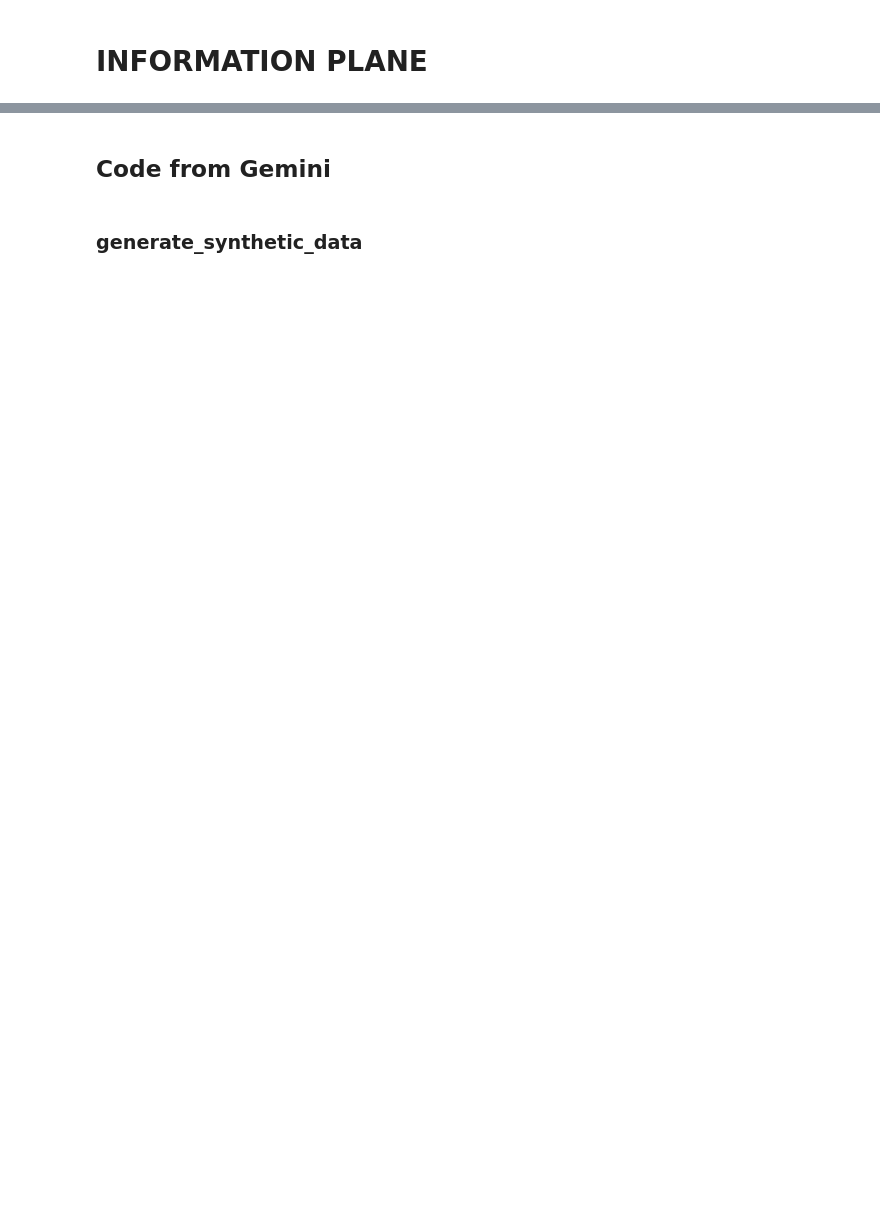
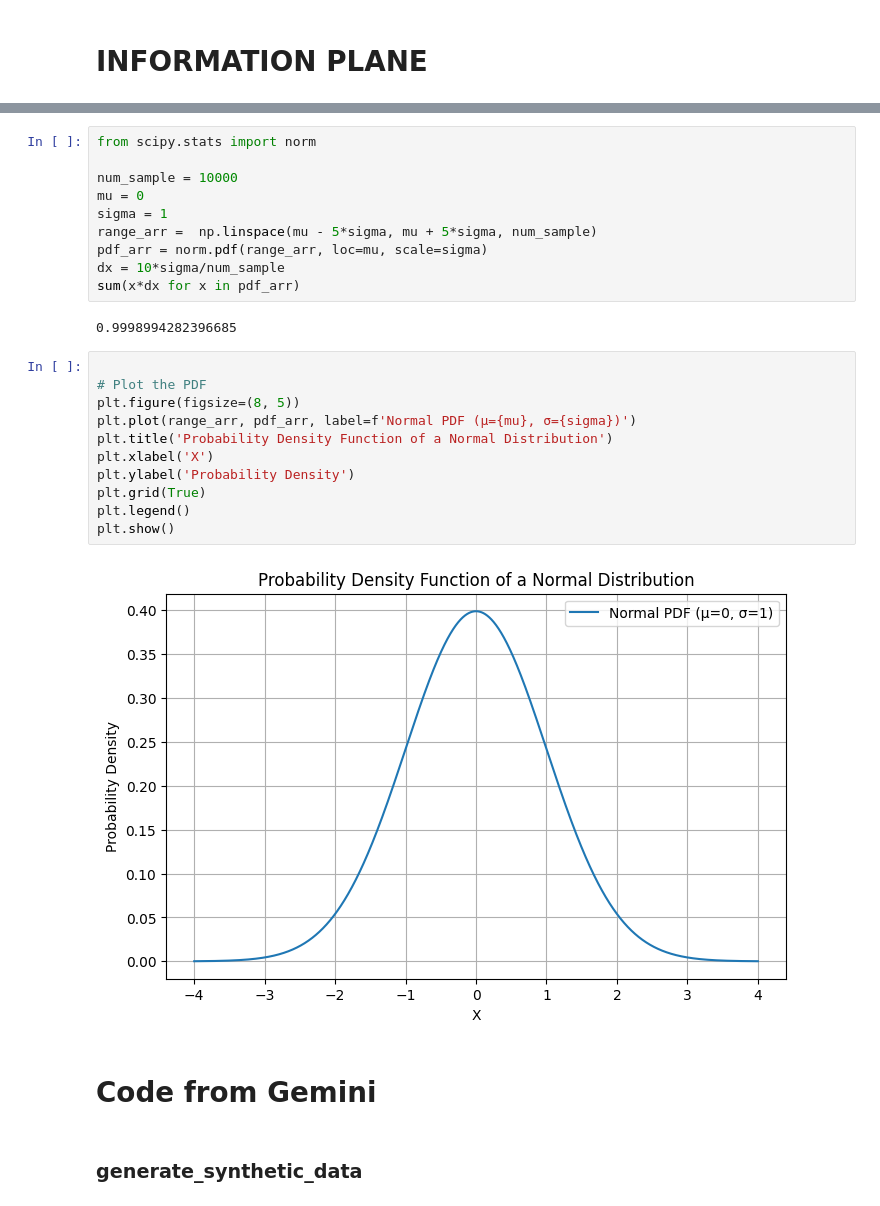
Before and after one commit to ModelEngineering/autoencodersb, a Jupyter notebook: notebooks/Information_Plane_with_GMM_based_MI_Estimation.ipynb, the cells around one changed output, grey strips where cells are left out. Cells and saved outputs as stored; diff of their text form; blank space fills up the shorter version.

```diff
--- a/notebooks/Information_Plane_with_GMM_based_MI_Estimation.ipynb
+++ b/notebooks/Information_Plane_with_GMM_based_MI_Estimation.ipynb
@@ -12,5 +109,30 @@ from scipy.special import logsumexp # For GMM entropy calculation (though score_
+# %%
+from scipy.stats import norm
+
+num_sample = 10000
+mu = 0
+sigma = 1
+range_arr =  np.linspace(mu - 5*sigma, mu + 5*sigma, num_sample)
+pdf_arr = norm.pdf(range_arr, loc=mu, scale=sigma)
+dx = 10*sigma/num_sample
+sum(x*dx for x in pdf_arr)
+# %% [output]
+0.9998994282396685
+# %%
+
+# Plot the PDF
+plt.figure(figsize=(8, 5))
+plt.plot(range_arr, pdf_arr, label=f'Normal PDF (μ={mu}, σ={sigma})')
+plt.title('Probability Density Function of a Normal Distribution')
+plt.xlabel('X')
+plt.ylabel('Probability Density')
+plt.grid(True)
+plt.legend()
+plt.show()
+# %% [output]
+[figure, added]
 # %% [markdown]
-## Code from Gemini
+# Code from Gemini
 # %% [markdown]
 ### generate_synthetic_data
 # %%
```
Also changed, not shown: parts of 32 cells of this notebook.
